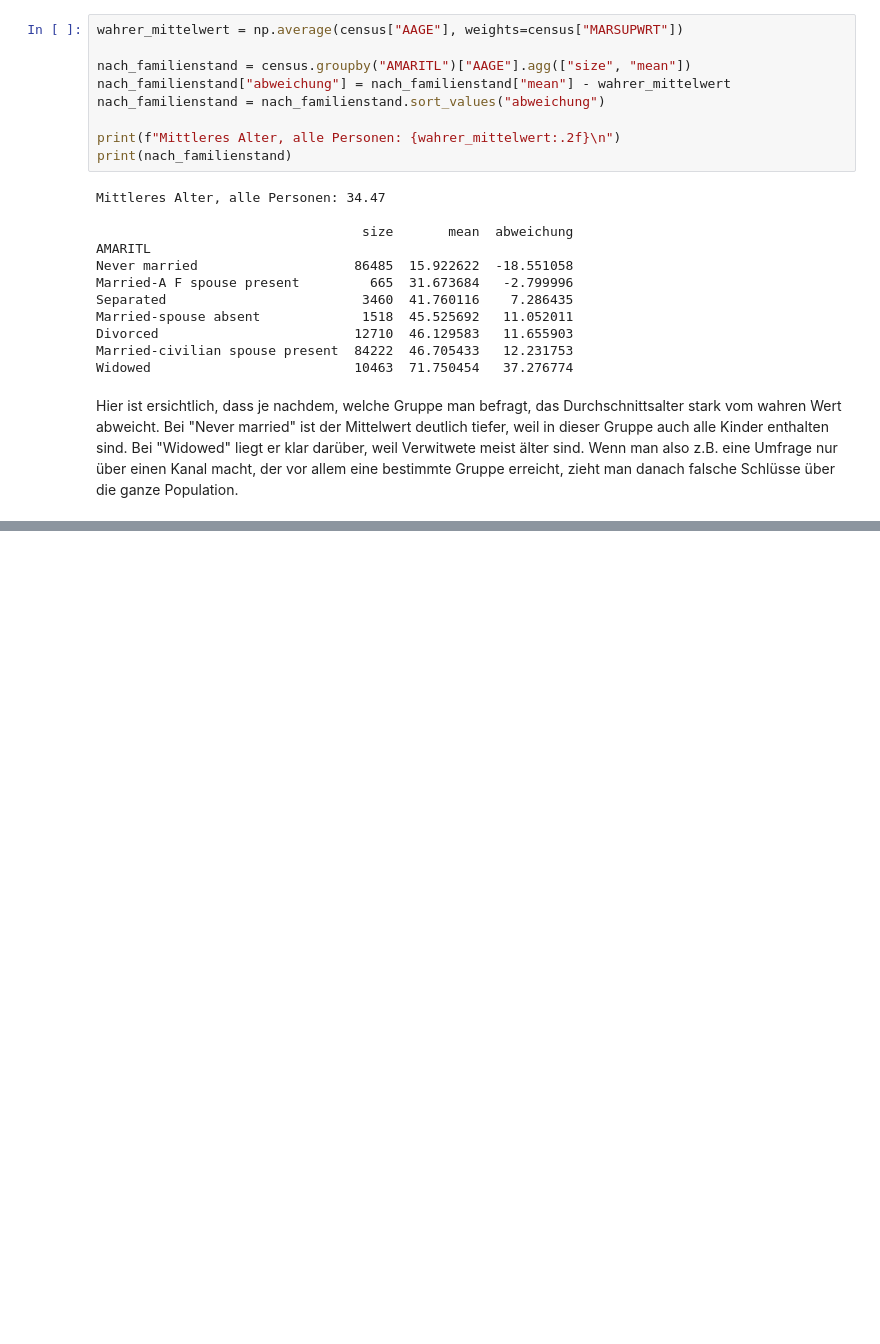
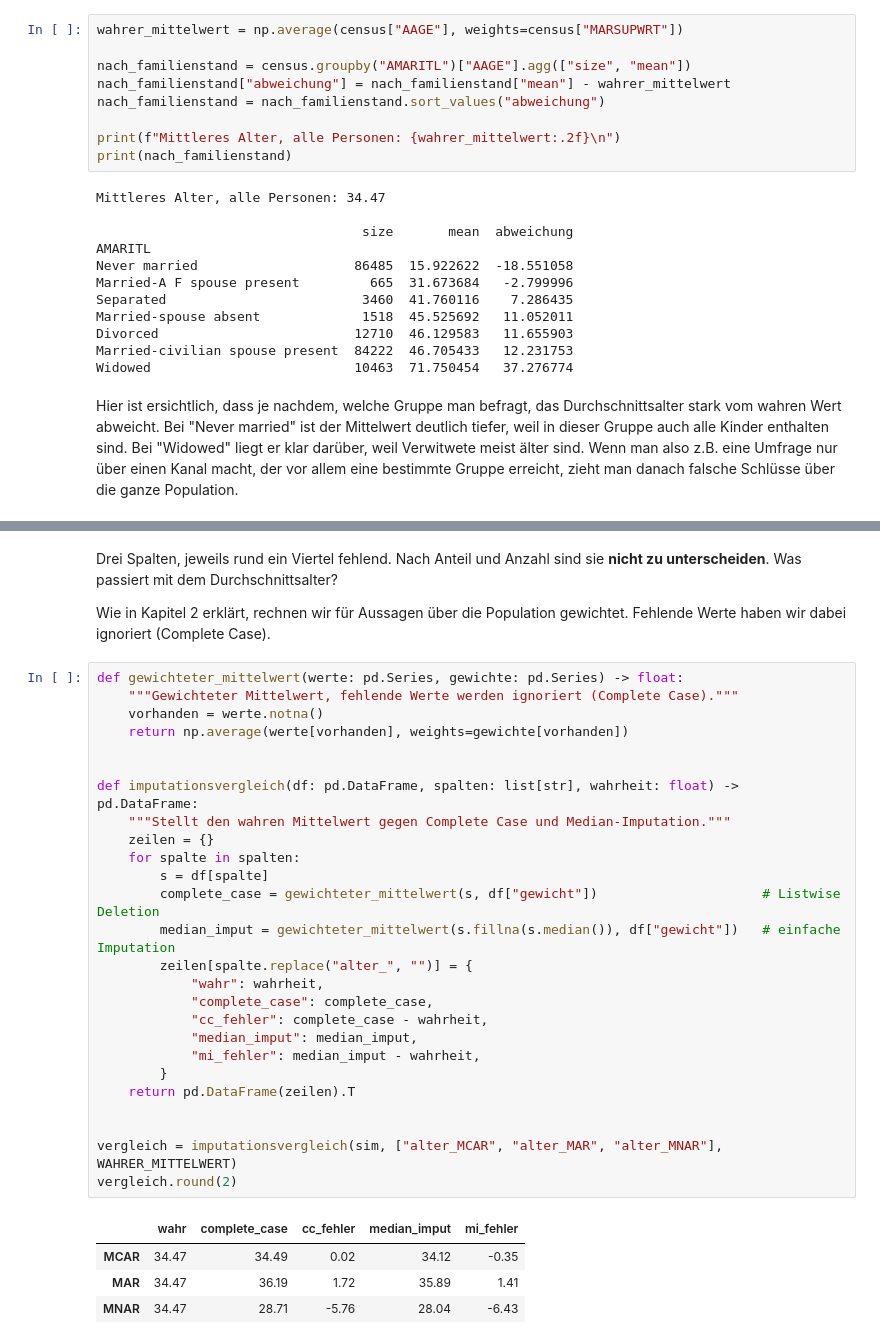
Before and after one commit to Manuel-Schmid/census-income-analysis, a Jupyter notebook: src/statistics_project/dataset_analysis_notebooks/NB01.ipynb, the cells around one changed output, grey strips where cells are left out. Cells and saved outputs as stored; diff of their text form; blank space fills up the shorter version.

```diff
--- a/src/statistics_project/dataset_analysis_notebooks/NB01.ipynb
+++ b/src/statistics_project/dataset_analysis_notebooks/NB01.ipynb
@@ -417,0 +937,35 @@ Hier ist ersichtlich, dass je nachdem, welche Gruppe man befragt, das Durchschni
+# %% [markdown]
+Drei Spalten, jeweils rund ein Viertel fehlend. Nach Anteil und Anzahl sind sie **nicht zu unterscheiden**. Was passiert mit dem Durchschnittsalter?
+
+Wie in Kapitel 2 erklärt, rechnen wir für Aussagen über die Population gewichtet. Fehlende Werte haben wir dabei ignoriert (Complete Case).
+# %%
+def gewichteter_mittelwert(werte: pd.Series, gewichte: pd.Series) -> float:
+    """Gewichteter Mittelwert, fehlende Werte werden ignoriert (Complete Case)."""
+    vorhanden = werte.notna()
+    return np.average(werte[vorhanden], weights=gewichte[vorhanden])
+
+
+def imputationsvergleich(df: pd.DataFrame, spalten: list[str], wahrheit: float) -> pd.DataFrame:
+    """Stellt den wahren Mittelwert gegen Complete Case und Median-Imputation."""
+    zeilen = {}
+    for spalte in spalten:
+        s = df[spalte]
+        complete_case = gewichteter_mittelwert(s, df["gewicht"])                     # Listwise Deletion
+        median_imput = gewichteter_mittelwert(s.fillna(s.median()), df["gewicht"])   # einfache Imputation
+        zeilen[spalte.replace("alter_", "")] = {
+            "wahr": wahrheit,
+            "complete_case": complete_case,
+            "cc_fehler": complete_case - wahrheit,
+            "median_imput": median_imput,
+            "mi_fehler": median_imput - wahrheit,
+        }
+    return pd.DataFrame(zeilen).T
+
+
+vergleich = imputationsvergleich(sim, ["alter_MCAR", "alter_MAR", "alter_MNAR"], WAHRER_MITTELWERT)
+vergleich.round(2)
+# %% [output]
+|  | wahr | complete_case | cc_fehler | median_imput | mi_fehler |
+| MCAR | 34.47 | 34.49 | 0.02 | 34.12 | -0.35 |
+| MAR | 34.47 | 36.19 | 1.72 | 35.89 | 1.41 |
+| MNAR | 34.47 | 28.71 | -5.76 | 28.04 | -6.43 |
```
Also changed, not shown: parts of 35 cells of this notebook.
